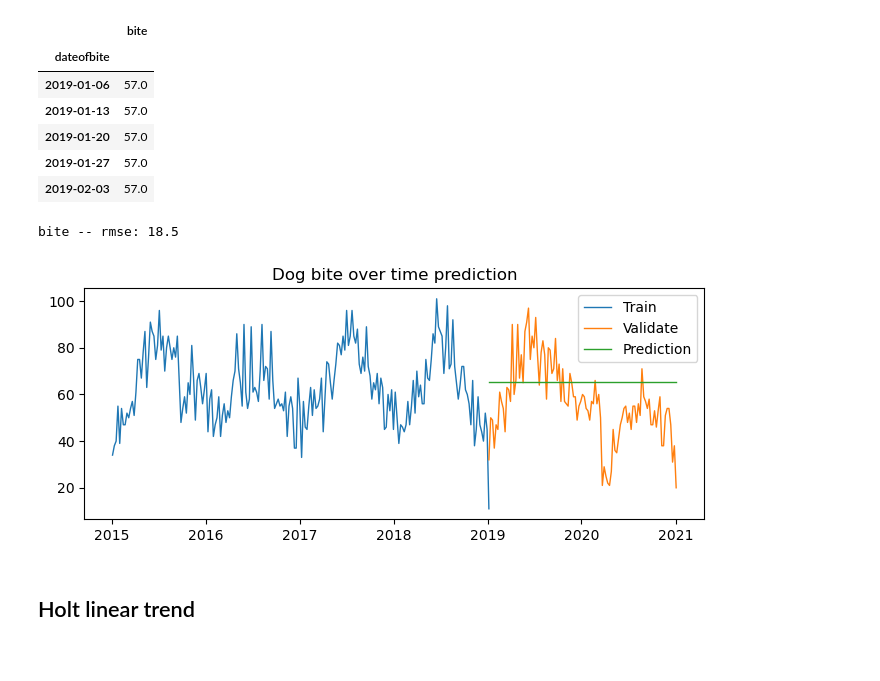
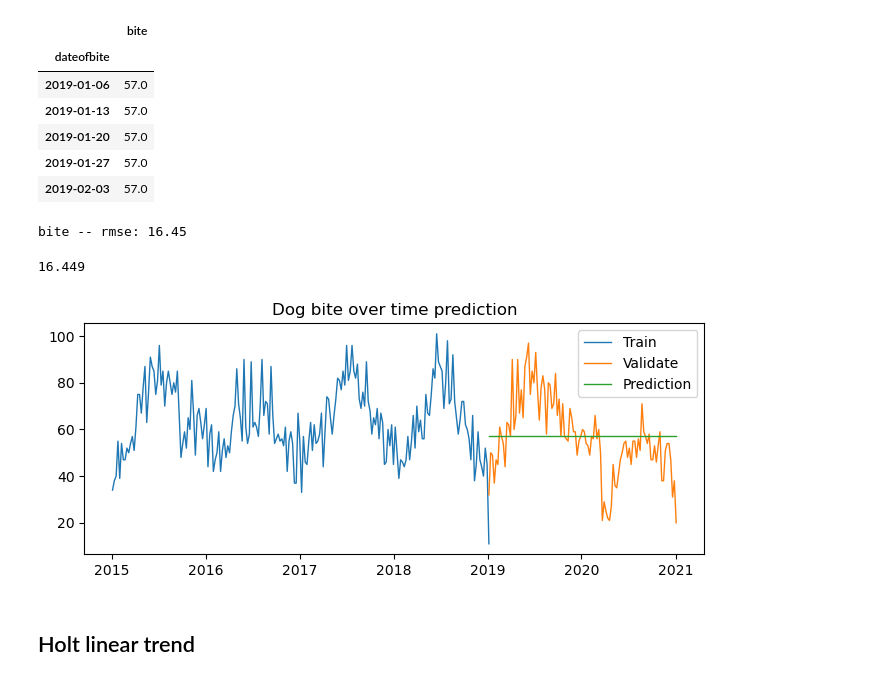
Before and after one commit to MigashaneVictoire/new_york_city_dog_bites, a Jupyter notebook: modeling_work_file.ipynb, the cells around one changed output. Drawn from its saved outputs; the diff is of its cells as text; code cells hidden in the pictures.

```diff
--- a/modeling_work_file.ipynb
+++ b/modeling_work_file.ipynb
@@ -91,14 +92,19 @@ plt.show()
 evaluate() will compute the Mean Squared Error and the Rood Mean Squared Error to evaluate.
 # %%
 # evaluation funtion
-def evaluate(target):
+def evaluate(target, model_type= 0, model_df= None):
     """
     Takes in the target col name and return the root mean square error for
     the validate/test against the predicted values.
     """
-    rmse = round(sqrt( # get root mean square error
-        mean_squared_error(validate[target], y_pred_df[target])),3) # get mean squared error
-    return rmse
+    if model_type == 1:
+        rmse = round(sqrt( # get root mean square error
+        mean_squared_error(validate[target], model_df[target])),3) # get mean squared error
+        return rmse
+    else:
+        rmse = round(sqrt( # get root mean square error
+            mean_squared_error(validate[target], y_pred_df[target])),3) # get mean squared error
+        return rmse
 # %% [markdown]
 **Plot evaluation funtion**
 # %%
@@ -147,16 +168,16 @@ I will use a iterating day lag moving average to forecast.
 # looking at 2% of the validation data
 lags = math.ceil(validate.shape[0] * .3)
 
-predictions = []
+predictions_dfs = []
 for i in range(1, lags + 1):
-    # get the average over a lot of different days
-    rolling_quantity = round(train.bite.rolling(i).mean()[-1],2)
-
-    predictions.append({"bite": rolling_quantity})
+    # get the average over a lot of different weeks
+    rolling_avg = round(train.bite.rolling(i).mean()[-1],2)
 
     # predict baseline over time
-    y_pred_df = pd.DataFrame({"bite": rolling_quantity},
-                             index=validate.index)
+    y_pred_df = pd.DataFrame({"bite": rolling_avg}, index=validate.index)
+
+    # add to moving average predictions dataframes
+    predictions_dfs.append(y_pred_df)
 
     # update the evaluate dataframe
     model_type = str(i) + '-wk moving avg'
@@ -185,10 +206,11 @@ mov_avg_pred.head()
 | 2019-02-03 | 57.0 |
 # %%
 # Plot prediction
-plot_evaluate(target= "bite")
+plot_evaluate(target= "bite", model_type= 1, model_df= predictions_dfs[22])
 # %% [output]
-bite -- rmse: 18.5
+bite -- rmse: 16.45
+16.449
-[figure, old version]
+[figure, new version]
 # %% [markdown]
 ## Holt linear trend
 # %%
```
Also changed, not shown: parts of 23 cells of this notebook, 3 other files.
